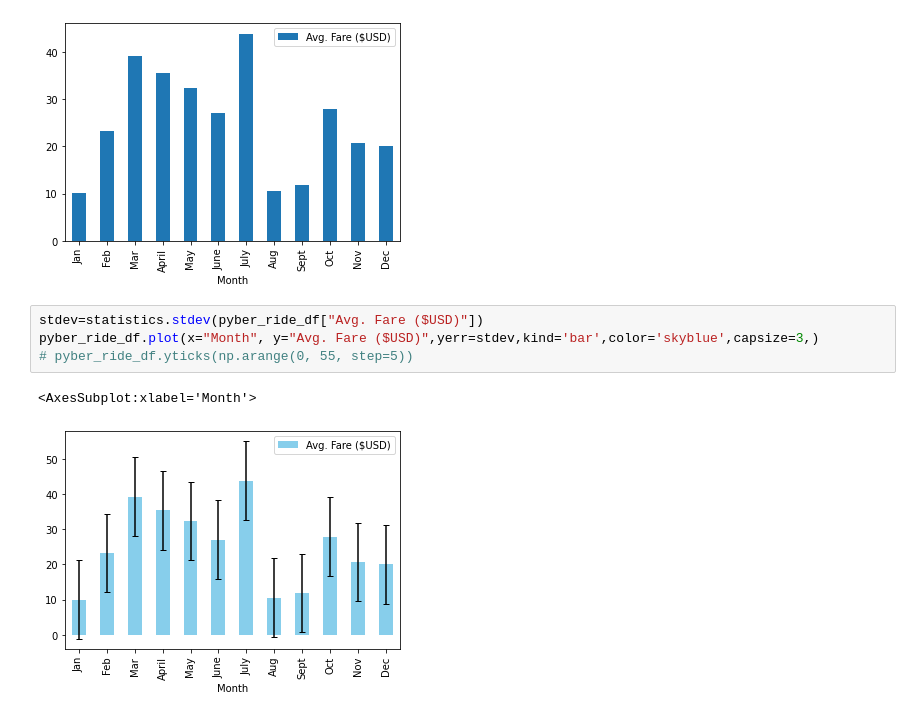
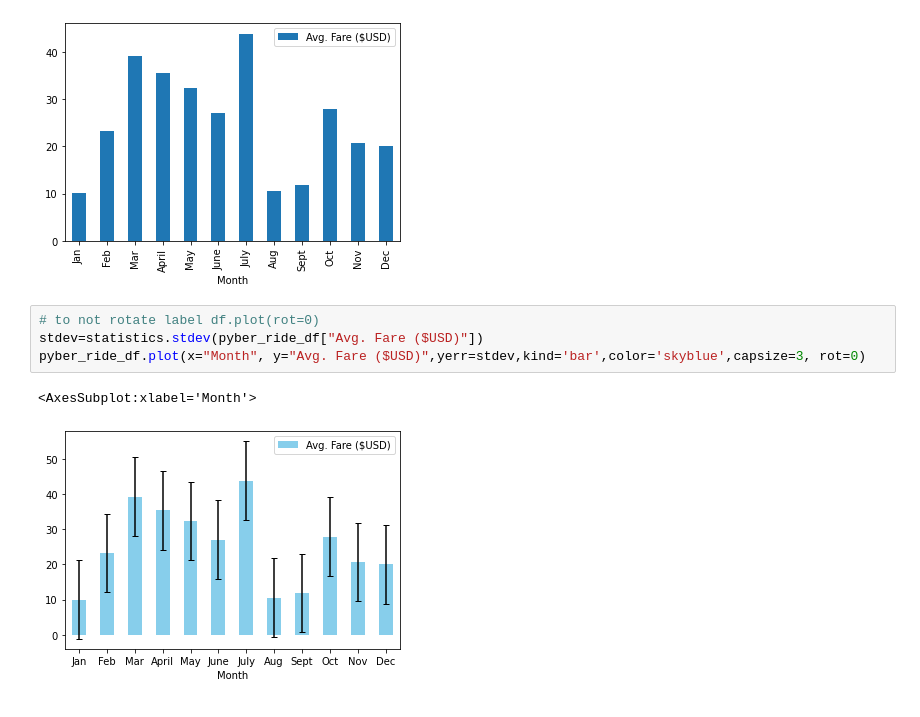
Before and after one commit to reachme1212/PyBer_Analysis, a Jupyter notebook: PyBer_ride_data.ipynb, the cells around one changed output. Cells and saved outputs as stored; diff of their text form.

Commit message:
finished mod 5.4.5 box and whisker chart

```diff
--- a/PyBer_ride_data.ipynb
+++ b/PyBer_ride_data.ipynb
@@ -52,9 +52,9 @@ plt.show()
 # %% [output]
 [figure]
 # %%
+# to not rotate label df.plot(rot=0)
 stdev=statistics.stdev(pyber_ride_df["Avg. Fare ($USD)"])
-pyber_ride_df.plot(x="Month", y="Avg. Fare ($USD)",yerr=stdev,kind='bar',color='skyblue',capsize=3,)
-# pyber_ride_df.yticks(np.arange(0, 55, step=5))
+pyber_ride_df.plot(x="Month", y="Avg. Fare ($USD)",yerr=stdev,kind='bar',color='skyblue',capsize=3, rot=0)
 # %% [output]
 <AxesSubplot:xlabel='Month'>
-[figure, old version]
+[figure, new version]
```
Also changed, not shown: 3 other files.
